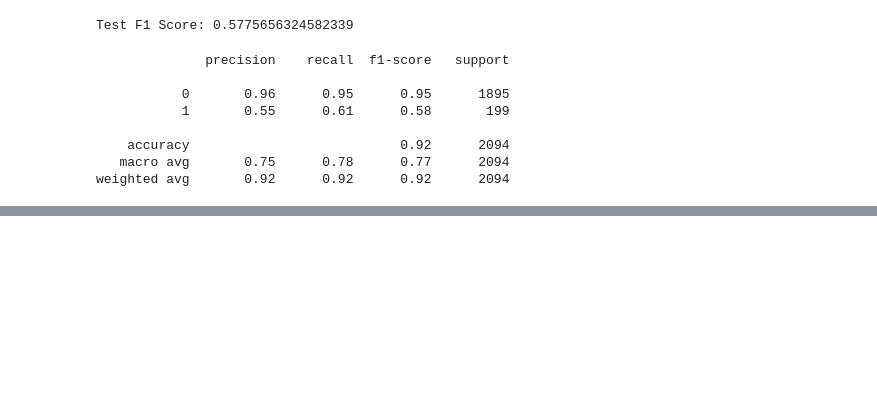
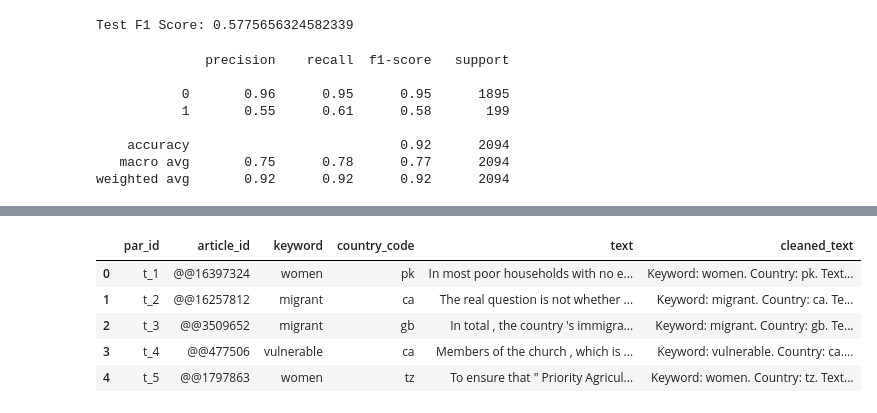
Before and after one commit to henrytsyu/70016-cw, a Jupyter notebook: BestModel/training.ipynb, the cells around one changed output, grey strips where cells are left out. Drawn from its saved outputs; the diff is of its cells as text; code cells hidden in the pictures; blank space fills up the shorter version.

Commit message:
Generate dev and test predictions

```diff
--- a/BestModel/training.ipynb
+++ b/BestModel/training.ipynb
@@ -369,3 +369,10 @@ print(classification_report(labels, preds))
     accuracy                           0.92      2094
    macro avg       0.75      0.78      0.77      2094
 weighted avg       0.92      0.92      0.92      2094
+# %%
+# Output test set (official dev set) predictions to dev.txt
+with open("../../dev.txt", "w") as f:
+    for p in preds:
+        f.write(f"{p}\n")
+
+print(f"Saved {len(preds)} lines to dev.txt")
@@ -371,0 +381,4 @@ weighted avg       0.92      0.92      0.92      2094
+# %%
+df_test_hidden = pd.read_csv("../../data/task4_test.tsv", sep="\t")
+df_test_hidden.columns = ["par_id", "article_id", "keyword", "country_code", "text"]
+len(df_test_hidden)
@@ -371,0 +396,13 @@ weighted avg       0.92      0.92      0.92      2094
+# %%
+df_test_hidden["cleaned_text"] = df_test_hidden.apply(
+    lambda r: f"Keyword: {r['keyword']}. Country: {r['country_code']}. Text: {r['text']}",
+    axis=1
+)
+df_test_hidden.head()
+# %% [output]
+|  | par_id | article_id | keyword | country_code | text | cleaned_text |
+| 0 | t_1 | @@16397324 | women | pk | In most poor households with no e... | Keyword: women. Country: pk. Text... |
+| 1 | t_2 | @@16257812 | migrant | ca | The real question is not whether ... | Keyword: migrant. Country: ca. Te... |
+| 2 | t_3 | @@3509652 | migrant | gb | In total , the country 's immigra... | Keyword: migrant. Country: gb. Te... |
+| 3 | t_4 | @@477506 | vulnerable | ca | Members of the church , which is ... | Keyword: vulnerable. Country: ca.... |
+| 4 | t_5 | @@1797863 | women | tz | To ensure that " Priority Agricul... | Keyword: women. Country: tz. Text... |
```
Also changed, not shown: parts of 5 cells of this notebook, 2 other files.
